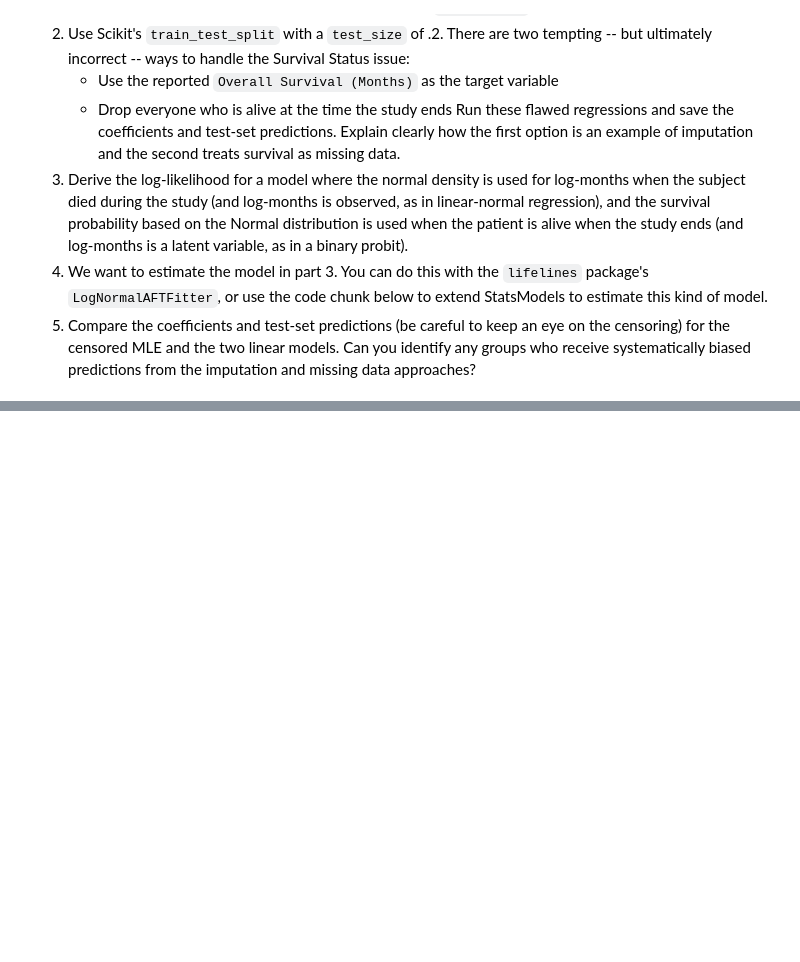
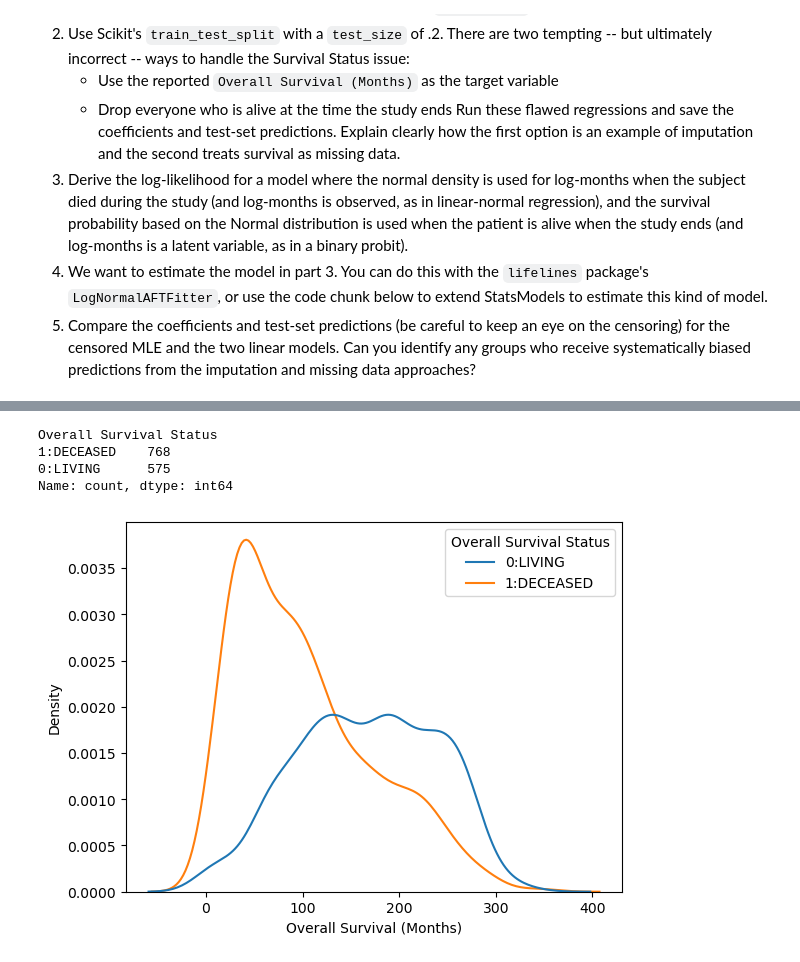
Before and after one commit to sayuri005/uu_mle, a Jupyter notebook: survival_lab.ipynb, the cells around one changed output, grey strips where cells are left out. Cells and saved outputs as stored; diff of their text form; code cells hidden in the pictures; blank space fills up the shorter version.

```diff
--- a/survival_lab.ipynb
+++ b/survival_lab.ipynb
@@ -37,0 +47,4 @@ Run these flawed regressions and save the coefficients and test-set predictions.
+# %%
+#1
+df = pd.read_csv('./data/metabric.csv')
+df.head()
@@ -37,0 +58,15 @@ Run these flawed regressions and save the coefficients and test-set predictions.
+# %%
+tab = df['Overall Survival Status'].value_counts()
+tab
+# %% [output]
+Overall Survival Status
+1:DECEASED    768
+0:LIVING      575
+Name: count, dtype: int64
+# %%
+sns.kdeplot( x=df['Overall Survival (Months)'], hue=df['Overall Survival Status'])
+#plt.xlabel("Monthly precipitation (mm)")
+#plt.title("KDE of all station-months")
+plt.show()
+# %% [output]
+[figure, added]
```
Also changed, not shown: parts of 5 cells of this notebook, 2 other files.
